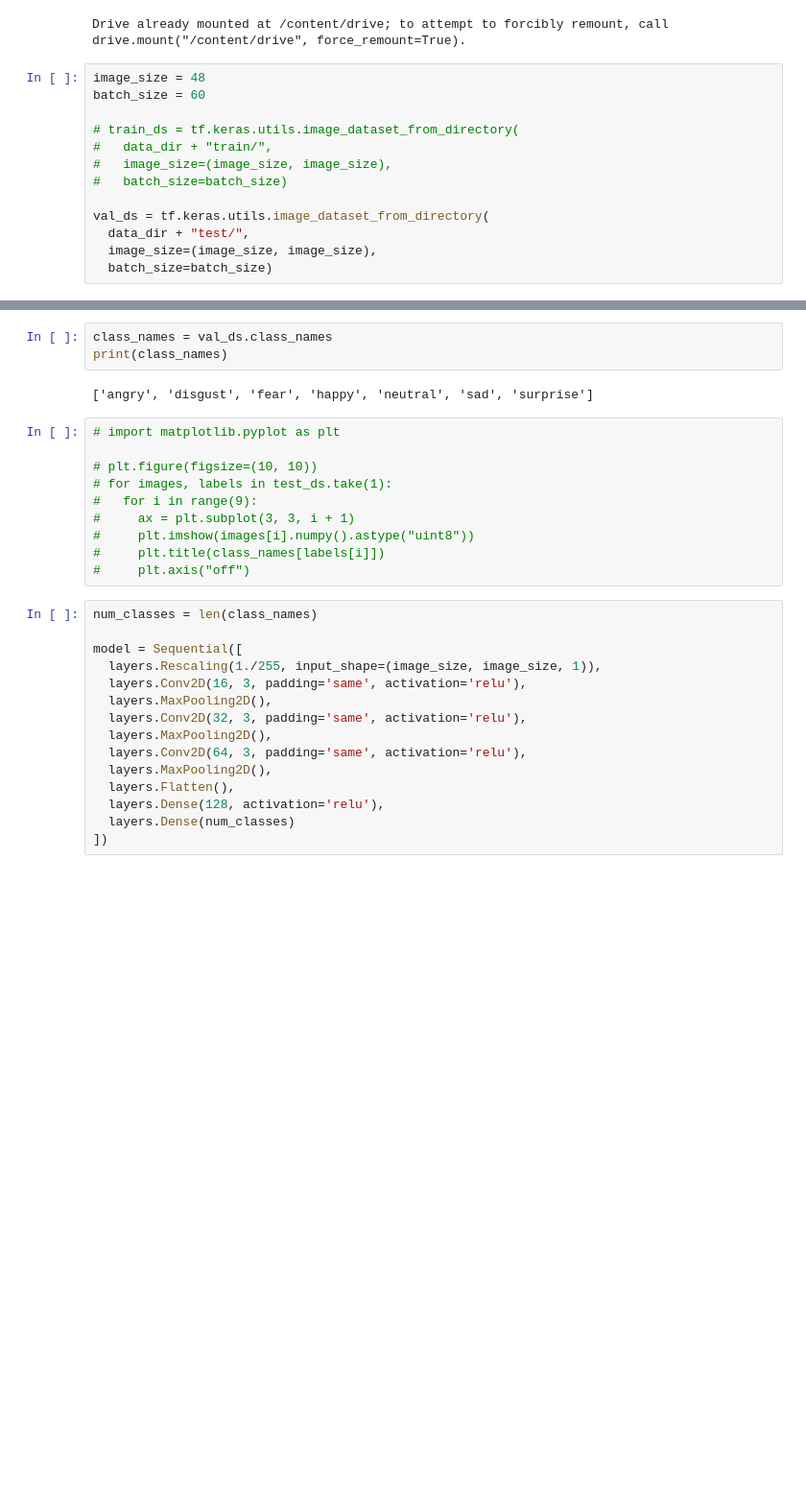
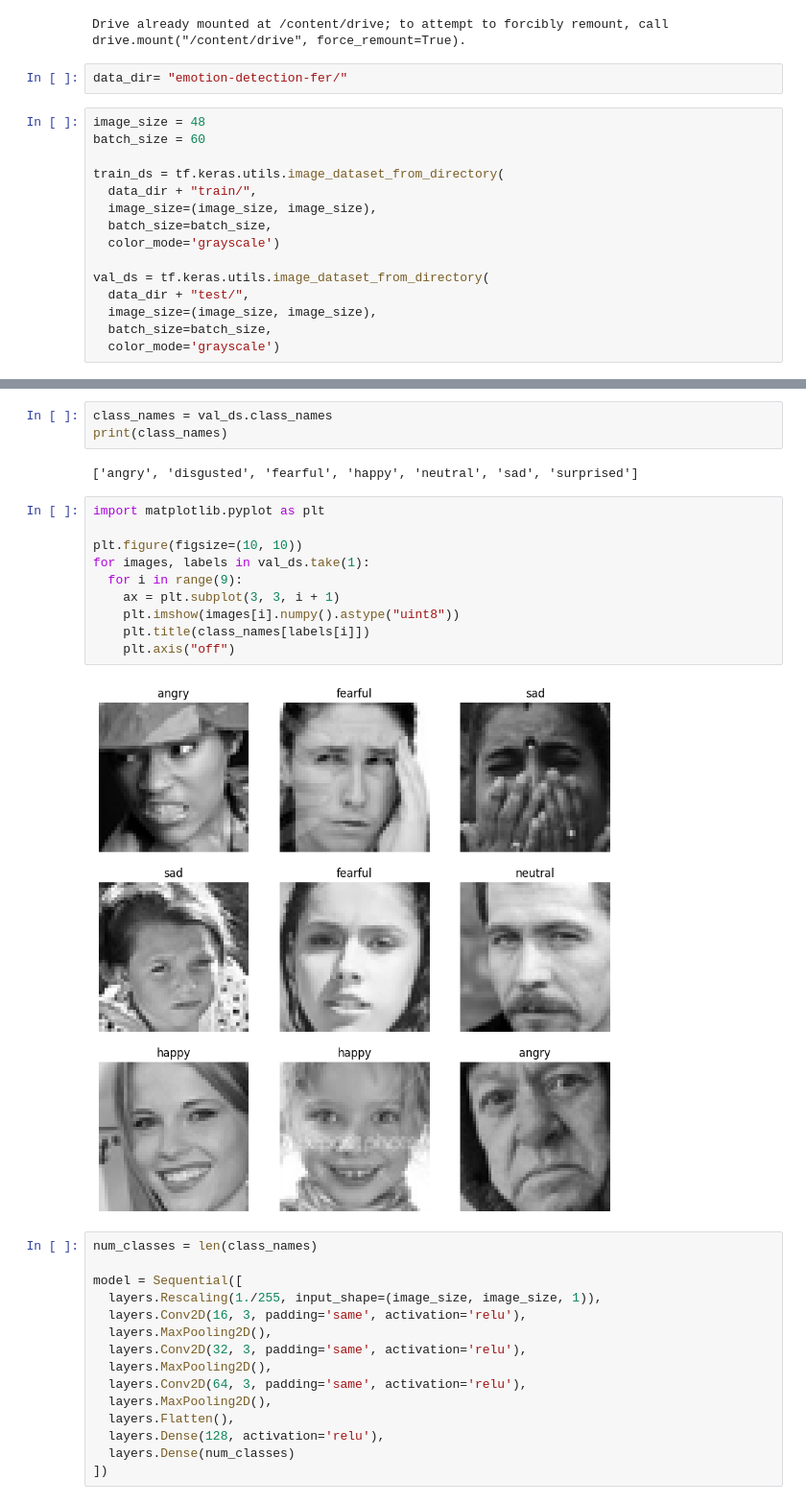
Before and after one commit to oyjuffer/DL-Final, a Jupyter notebook: CNN.ipynb, the cells around one changed output, grey strips where cells are left out. Shown at 96% size. Saved outputs shown, nothing was run; the diff lists cells and outputs as text; blank space fills up the shorter version.

```diff
--- a/CNN.ipynb
+++ b/CNN.ipynb
@@ -17,17 +20,21 @@ drive.mount('/content/drive')
 data_dir= "/content/drive/MyDrive/FER-2013/"
 # %% [output]
 Drive already mounted at /content/drive; to attempt to forcibly remount, call drive.mount("/content/drive", force_remount=True).
+# %%
+data_dir= "emotion-detection-fer/"
 # %%
 image_size = 48
 batch_size = 60
 
-# train_ds = tf.keras.utils.image_dataset_from_directory(
-#   data_dir + "train/",
-#   image_size=(image_size, image_size),
-#   batch_size=batch_size)
+train_ds = tf.keras.utils.image_dataset_from_directory(
+  data_dir + "train/",
+  image_size=(image_size, image_size),
+  batch_size=batch_size,
+  color_mode='grayscale')
 
 val_ds = tf.keras.utils.image_dataset_from_directory(
   data_dir + "test/",
   image_size=(image_size, image_size),
-  batch_size=batch_size)
+  batch_size=batch_size,
+  color_mode='grayscale')
 # %% [output]
@@ -36,17 +44,19 @@ Found 5156 files belonging to 7 classes.
 class_names = val_ds.class_names
 print(class_names)
 # %% [output]
-['angry', 'disgust', 'fear', 'happy', 'neutral', 'sad', 'surprise']
+['angry', 'disgusted', 'fearful', 'happy', 'neutral', 'sad', 'surprised']
 # %%
-# import matplotlib.pyplot as plt
+import matplotlib.pyplot as plt
 
-# plt.figure(figsize=(10, 10))
-# for images, labels in test_ds.take(1):
-#   for i in range(9):
-#     ax = plt.subplot(3, 3, i + 1)
-#     plt.imshow(images[i].numpy().astype("uint8"))
-#     plt.title(class_names[labels[i]])
-#     plt.axis("off")
+plt.figure(figsize=(10, 10))
+for images, labels in val_ds.take(1):
+  for i in range(9):
+    ax = plt.subplot(3, 3, i + 1)
+    plt.imshow(images[i].numpy().astype("uint8"))
+    plt.title(class_names[labels[i]])
+    plt.axis("off")
+# %% [output]
+[figure, added]
 # %%
 num_classes = len(class_names)
 
```
Also changed, not shown: parts of 3 cells of this notebook, 3 other files.
